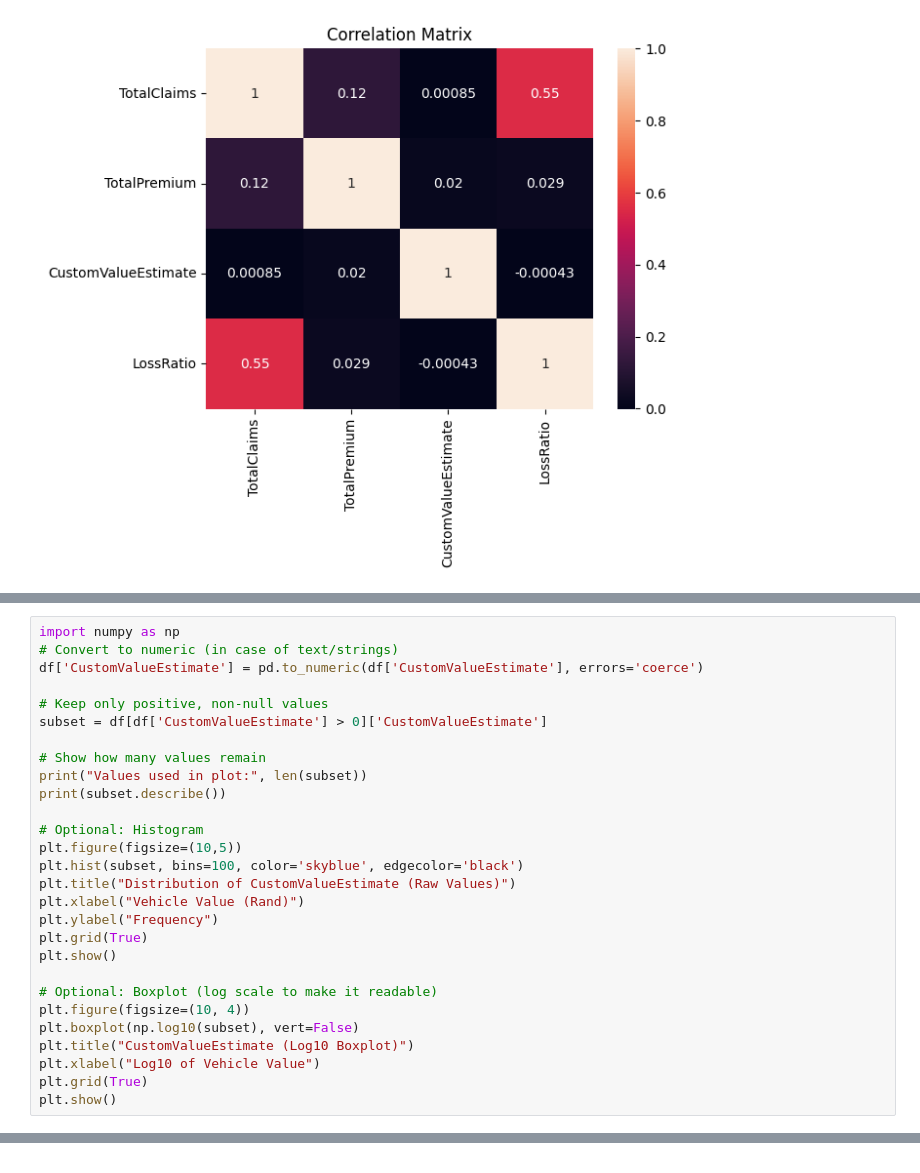
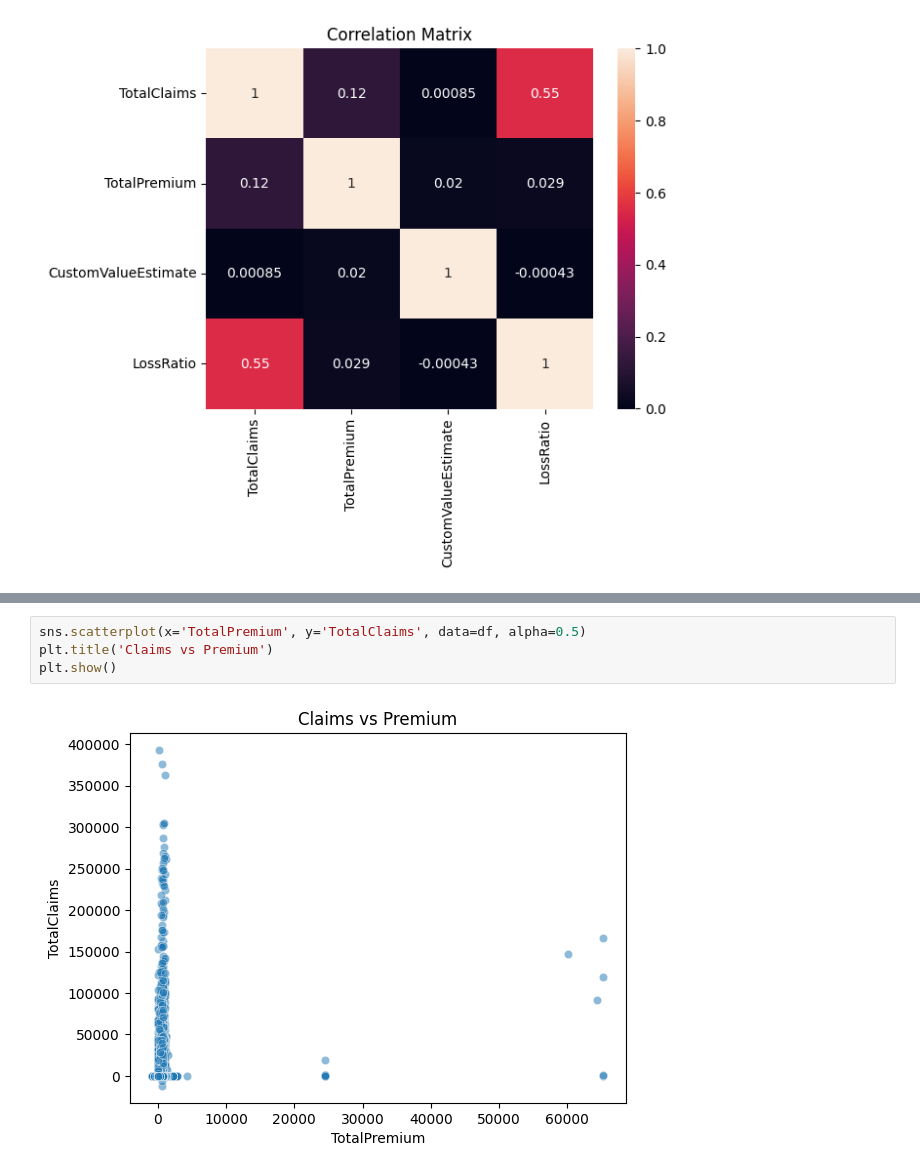
Before and after one commit to kalebab98/acis-insurance-risk-modeling, a Jupyter notebook: notebooks/eda_task1.ipynb, the cells around one changed output, grey strips where cells are left out. Saved outputs shown, nothing was run; the diff lists cells and outputs as text.

```diff
--- a/notebooks/eda_task1.ipynb
+++ b/notebooks/eda_task1.ipynb
@@ -292,28 +343,0 @@ Name: CustomValueEstimate, dtype: float64
-# %%
-import numpy as np
-# Convert to numeric (in case of text/strings)
-df['CustomValueEstimate'] = pd.to_numeric(df['CustomValueEstimate'], errors='coerce')
-
-# Keep only positive, non-null values
-subset = df[df['CustomValueEstimate'] > 0]['CustomValueEstimate']
-
-# Show how many values remain
-print("Values used in plot:", len(subset))
-print(subset.describe())
-
-# Optional: Histogram
-plt.figure(figsize=(10,5))
-plt.hist(subset, bins=100, color='skyblue', edgecolor='black')
-plt.title("Distribution of CustomValueEstimate (Raw Values)")
-plt.xlabel("Vehicle Value (Rand)")
-plt.ylabel("Frequency")
-plt.grid(True)
-plt.show()
-
-# Optional: Boxplot (log scale to make it readable)
-plt.figure(figsize=(10, 4))
-plt.boxplot(np.log10(subset), vert=False)
-plt.title("CustomValueEstimate (Log10 Boxplot)")
-plt.xlabel("Log10 of Vehicle Value")
-plt.grid(True)
-plt.show()
@@ -332,0 +344,6 @@ Name: CustomValueEstimate, dtype: float64
+# %%
+sns.scatterplot(x='TotalPremium', y='TotalClaims', data=df, alpha=0.5)
+plt.title('Claims vs Premium')
+plt.show()
+# %% [output]
+[figure, added]
```
Also changed, not shown: parts of 19 cells of this notebook.
